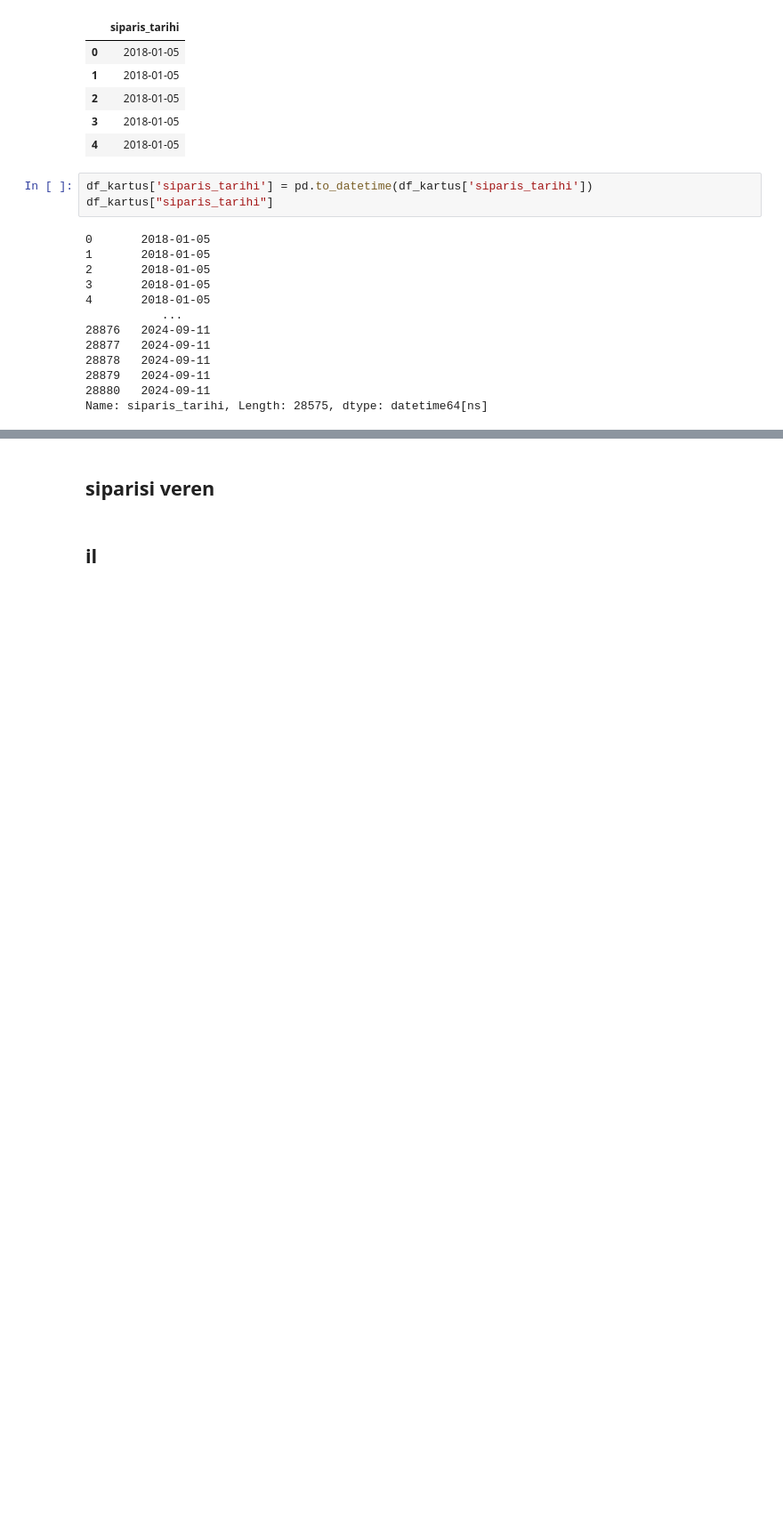
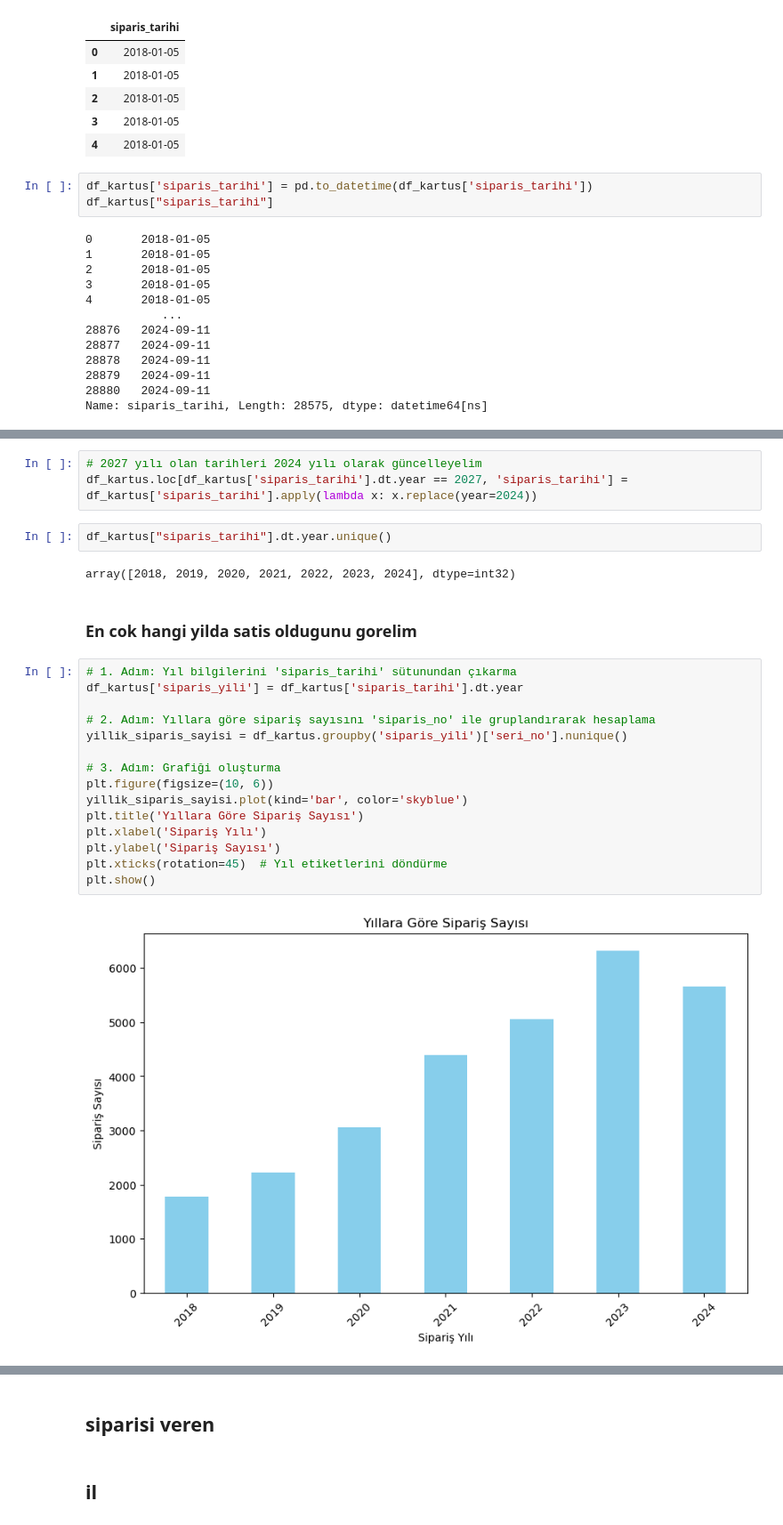
Before and after one commit to Duygu-Jones/LLM_Playground, a Jupyter notebook: 01_EDA/KATEGORILER/04_Kartus/Seyda/SEYDA_NOTEBOOK.ipynb, the cells around one changed output, grey strips where cells are left out. Shown: that part at 89% size. Drawn from its saved outputs; the diff is of its cells as text; blank space fills up the shorter version.

```diff
--- a/01_EDA/KATEGORILER/04_Kartus/Seyda/SEYDA_NOTEBOOK.ipynb
+++ b/01_EDA/KATEGORILER/04_Kartus/Seyda/SEYDA_NOTEBOOK.ipynb
@@ -522,0 +530,26 @@ Name: siparis_tarihi, Length: 28575, dtype: datetime64[ns]
+# %%
+# 2027 yılı olan tarihleri 2024 yılı olarak güncelleyelim
+df_kartus.loc[df_kartus['siparis_tarihi'].dt.year == 2027, 'siparis_tarihi'] = df_kartus['siparis_tarihi'].apply(lambda x: x.replace(year=2024))
+# %%
+df_kartus["siparis_tarihi"].dt.year.unique()
+# %% [output]
+array([2018, 2019, 2020, 2021, 2022, 2023, 2024], dtype=int32)
+# %% [markdown]
+### En cok hangi yilda satis oldugunu gorelim
+# %%
+# 1. Adım: Yıl bilgilerini 'siparis_tarihi' sütunundan çıkarma
+df_kartus['siparis_yili'] = df_kartus['siparis_tarihi'].dt.year
+
+# 2. Adım: Yıllara göre sipariş sayısını 'siparis_no' ile gruplandırarak hesaplama
+yillik_siparis_sayisi = df_kartus.groupby('siparis_yili')['seri_no'].nunique()
+
+# 3. Adım: Grafiği oluşturma
+plt.figure(figsize=(10, 6))
+yillik_siparis_sayisi.plot(kind='bar', color='skyblue')
+plt.title('Yıllara Göre Sipariş Sayısı')
+plt.xlabel('Sipariş Yılı')
+plt.ylabel('Sipariş Sayısı')
+plt.xticks(rotation=45)  # Yıl etiketlerini döndürme
+plt.show()
+# %% [output]
+[figure, added]
```
Also changed, not shown: parts of 20 cells of this notebook.
